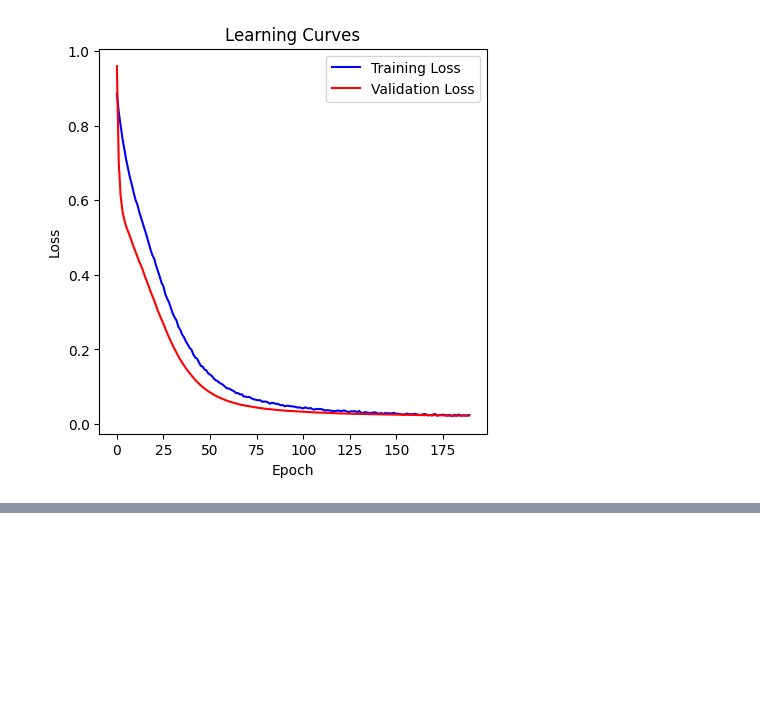
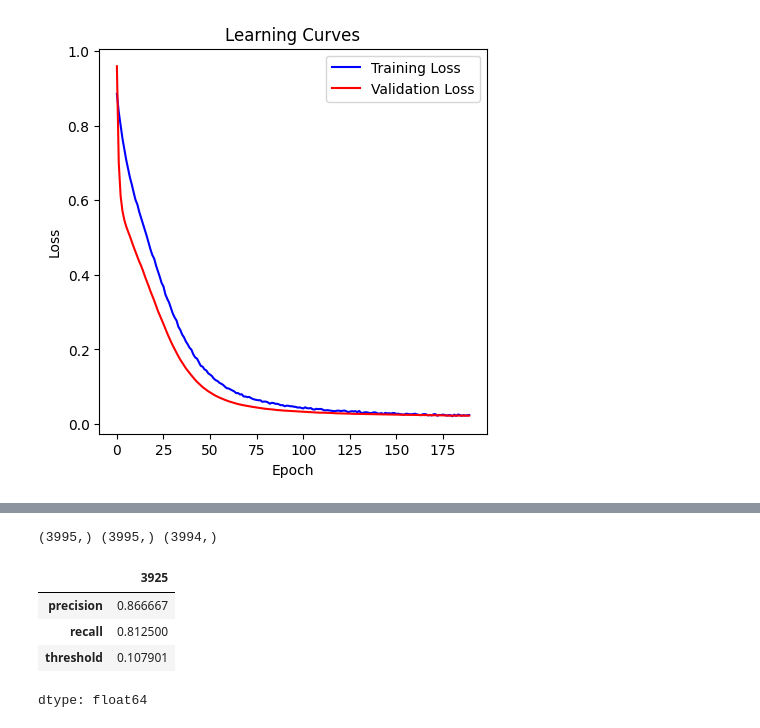
Before and after one commit to kuroshkarimi/Machine-Learning-and-Data-Analysis, a Jupyter notebook: Deep_Learning/Classification_Threshold_Evaluation.ipynb, the cells around one changed output, grey strips where cells are left out. Cells and saved outputs as stored; diff of their text form; code cells hidden in the pictures; blank space fills up the shorter version.

```diff
--- a/Deep_Learning/Classification_Threshold_Evaluation.ipynb
+++ b/Deep_Learning/Classification_Threshold_Evaluation.ipynb
@@ -213,0 +250,5 @@ validation roc auc: 0.9945982142857143
+# %%
+precision, recall, threshold = precision_recall_curve(y_val, val_scores)
+print(precision.shape, recall.shape, threshold.shape)
+# %% [output]
+(3995,) (3995,) (3994,)
@@ -213,0 +261,10 @@ validation roc auc: 0.9945982142857143
+# %%
+refined = result.loc[result.recall > 0.8, :]
+max_precision = refined.loc[refined.precision.idxmax(), :]
+max_precision
+# %% [output]
+|  | 3925 |
+| precision | 0.866667 |
+| recall | 0.812500 |
+| threshold | 0.107901 |
+dtype: float64
```
Also changed, not shown: parts of 11 cells of this notebook.
